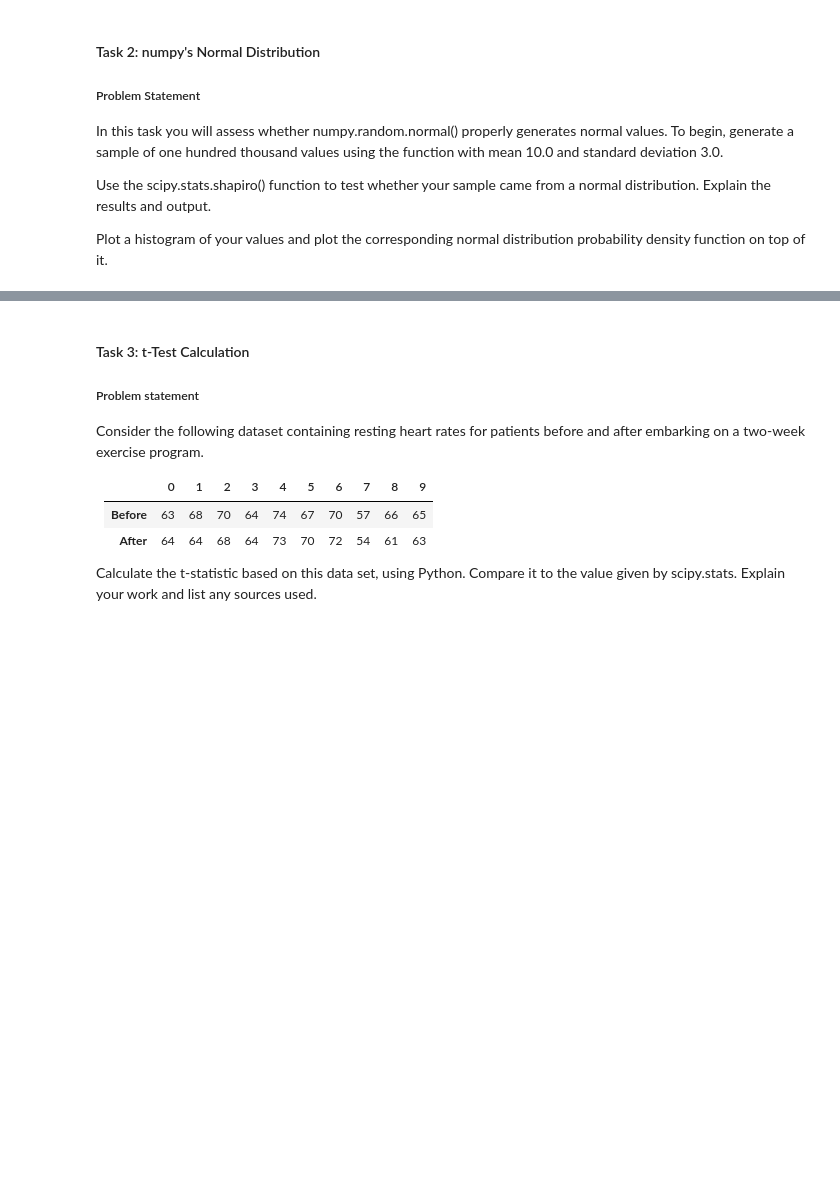
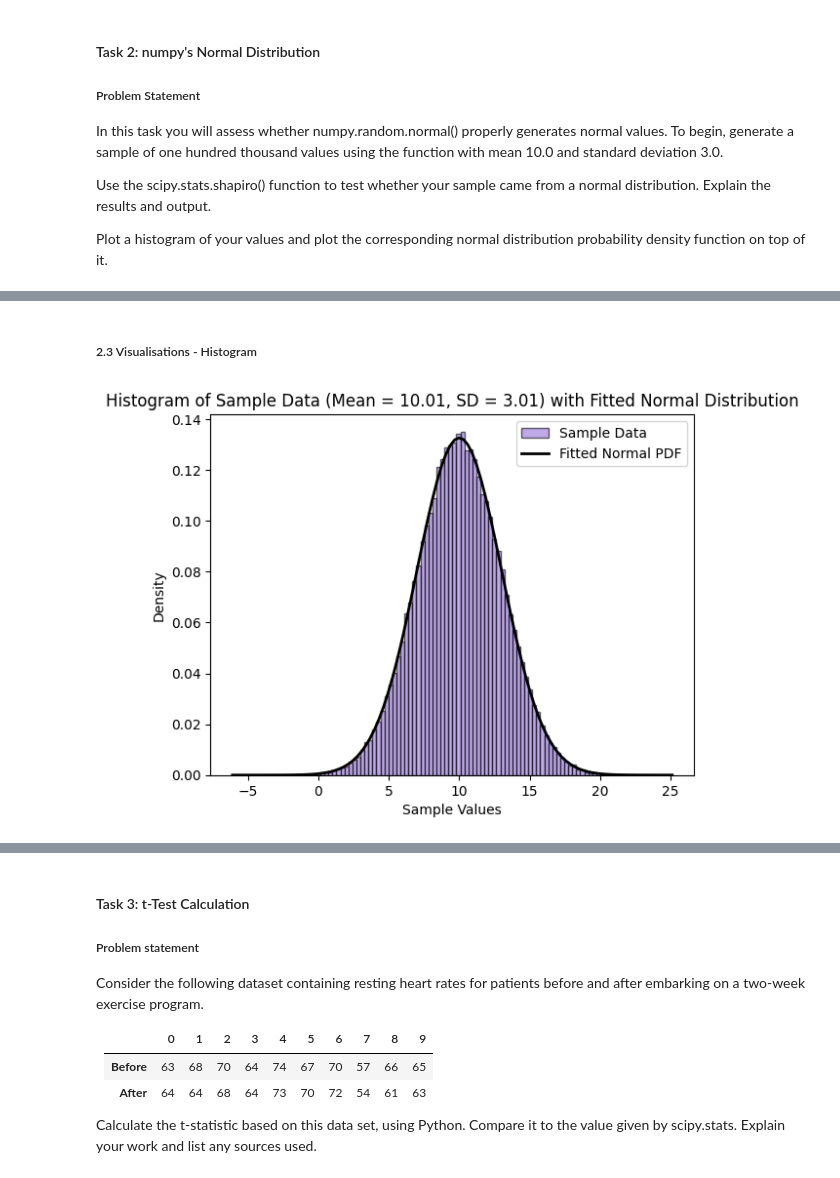
Before and after one commit to miriamroddy/appliedstatistics, a Jupyter notebook: tasks.ipynb, the cells around one changed output, grey strips where cells are left out. Drawn from its saved outputs; the diff is of its cells as text; code cells hidden in the pictures; blank space fills up the shorter version.

```diff
--- a/tasks.ipynb
+++ b/tasks.ipynb
@@ -317,0 +319,31 @@ The first five values in our sample are:
+# %% [markdown]
+##### 2.3 Visualisations - Histogram
+# %%
+# Idea from https://www.geeksforgeeks.org/how-to-plot-normal-distribution-over-histogram-in-python/
+
+# Lets fit a normal distribution to the sample data
+mean, sd = norm.fit(sample)
+
+# Plot the histogram with 100 bins (rather than 50) for a smoother fit and set the colour to purple
+
+plt.hist(sample, bins=100, density=True, alpha=0.6, color='mediumpurple', edgecolor='black', label='Sample Data')
+
+# Then we plot the probability density function.
+xmin, xmax = plt.xlim()
+x = np.linspace(xmin, xmax, 100)
+p = norm.pdf(x, mean, sd)
+plt.plot(x, p, 'k', linewidth=2, label='Fitted Normal PDF')
+
+# Added labels, a title and legend
+# https://matplotlib.org/stable/api/_as_gen/matplotlib.pyplot.legend.html
+plt.xlabel('Sample Values')
+plt.ylabel('Density')
+
+# Add f-string to title to specifiy how many decimal places we want
+# https://docs.python.org/3/tutorial/inputoutput.html#tut-f-strings
+plt.title(f"Histogram of Sample Data (Mean = {mean:.2f}, SD = {sd:.2f}) with Fitted Normal Distribution")
+print()
+plt.legend(loc='best', fontsize=10)  # Add a legend
+plt.show()
+# %% [output]
+[figure, added]
```
Also changed, not shown: parts of 19 cells of this notebook.
